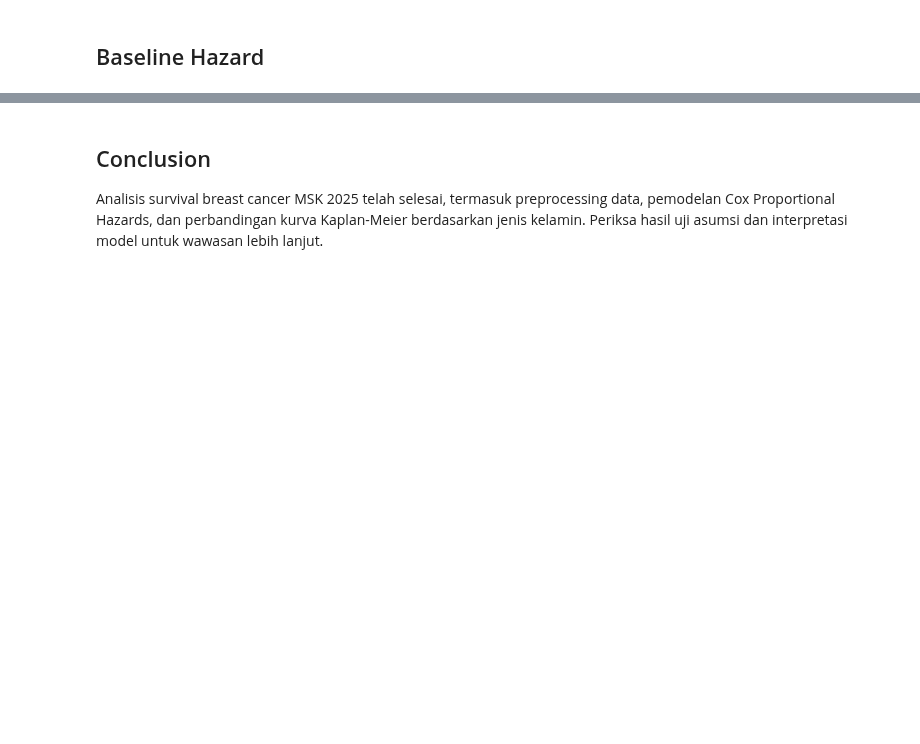
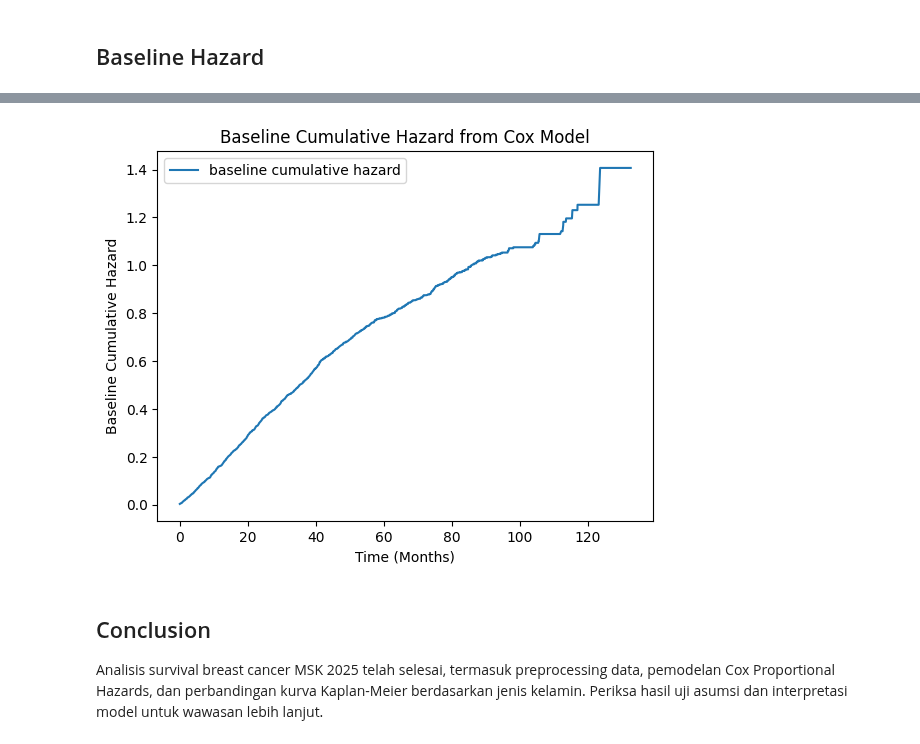
Before and after one commit to wildanjr19/5th-college, a Jupyter notebook: Analisis Tahan Hidup/Final Project/Breast_Msk_2025/Breast_Msk_2025.ipynb, the cells around one changed output, grey strips where cells are left out. Drawn from its saved outputs; the diff is of its cells as text; code cells hidden in the pictures; blank space fills up the shorter version.

```diff
--- a/Analisis Tahan Hidup/Final Project/Breast_Msk_2025/Breast_Msk_2025.ipynb
+++ b/Analisis Tahan Hidup/Final Project/Breast_Msk_2025/Breast_Msk_2025.ipynb
@@ -383,0 +386,5 @@ plt.show()
+# %%
+# Ekstrak baseline hazard
+baseline_cumulative = cph.baseline_cumulative_hazard_
+print("Baseline Hazard Cumulative Function h0(t):")
+print(baseline_cumulative)
@@ -384,3 +407,11 @@ plt.show()
+# %%
+baseline_cumulative.plot()
+plt.xlabel('Time (Months)')
+plt.ylabel('Baseline Cumulative Hazard')
+plt.title('Baseline Cumulative Hazard from Cox Model')
+plt.show()
+# %% [output]
+[figure, added]
 # %% [markdown]
 ## Conclusion
 
```
Also changed, not shown: parts of 4 cells of this notebook.
